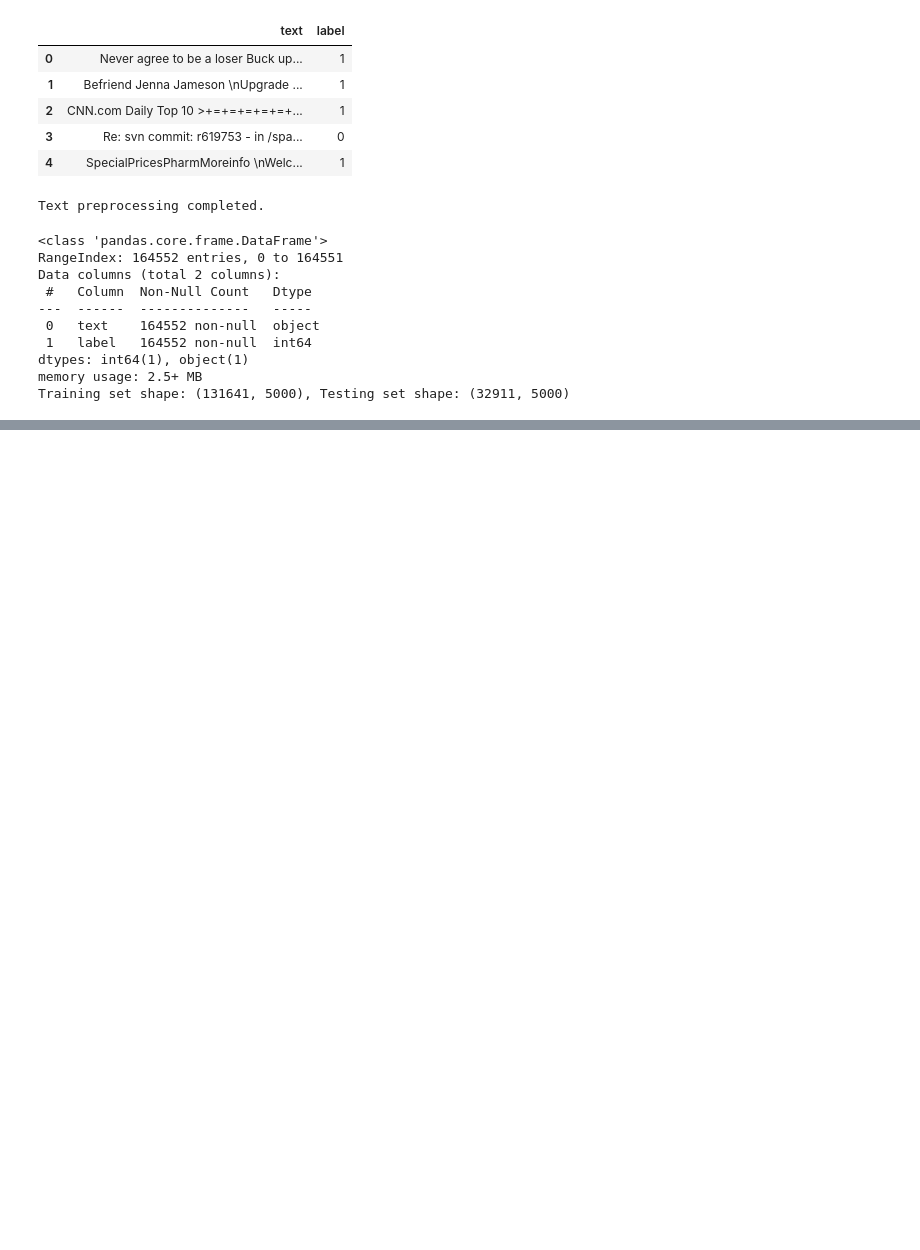
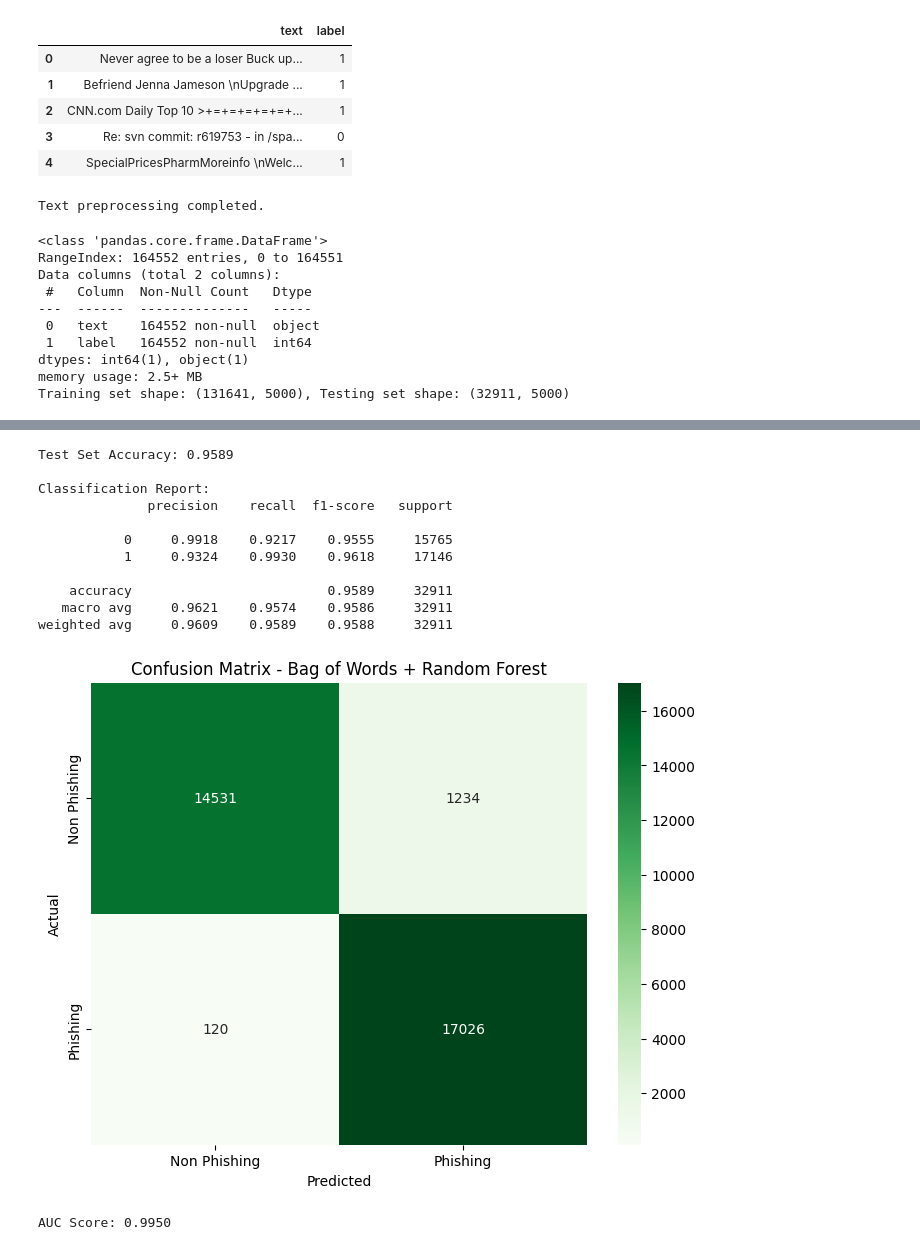
Before and after one commit to ricl9/Summer-2025-ECE-597-Group1, a Jupyter notebook: random_forest.ipynb, the cells around one changed output, grey strips where cells are left out. Saved outputs shown, nothing was run; the diff lists cells and outputs as text; code cells hidden in the pictures; blank space fills up the shorter version.

```diff
--- a/random_forest.ipynb
+++ b/random_forest.ipynb
@@ -352,0 +331,63 @@ AUC Score: 0.9955
+# %%
+
+# Make predictions on test set
+y_pred_bow = best_model_bow.predict(test_data)
+
+# Calculate accuracy
+model_accuracy = accuracy_score(y_test, y_pred_bow)
+print(f"\nTest Set Accuracy: {model_accuracy:.4f}")
+
+# Print detailed classification report
+print("\nClassification Report:")
+print(classification_report(y_test, y_pred_bow, digits=4))
+
+# Create confusion matrix for Bag of Words
+plt.figure(figsize=(8, 6))
+cm_bow = confusion_matrix(y_test, y_pred_bow)
+sns.heatmap(cm_bow, annot=True, fmt='d', cmap='Greens',
+            xticklabels=['Non Phishing', 'Phishing'],
+            yticklabels=['Non Phishing', 'Phishing'])
+plt.title('Confusion Matrix - Bag of Words + Random Forest')
+plt.xlabel('Predicted')
+plt.ylabel('Actual')
+plt.show()
+
+
+# Calculate AUC score
+from sklearn.metrics import roc_auc_score, roc_curve
+import matplotlib.pyplot as plt
+
+# Get prediction probabilities for AUC calculation
+y_pred_proba_bow = best_model_bow.predict_proba(test_data)[:, 1]
+
+# Calculate AUC score
+auc_score = roc_auc_score(y_test, y_pred_proba_bow)
+print(f"\nAUC Score: {auc_score:.4f}")
+
+# Plot ROC curve
+fpr, tpr, thresholds = roc_curve(y_test, y_pred_proba_bow)
+plt.figure(figsize=(8, 6))
+plt.plot(fpr, tpr, color='darkorange', lw=2, label=f'ROC curve (AUC = {auc_score:.4f})')
+plt.plot([0, 1], [0, 1], color='navy', lw=2, linestyle='--', label='Random')
+plt.xlim([0.0, 1.0])
+plt.ylim([0.0, 1.05])
+plt.xlabel('False Positive Rate')
+plt.ylabel('True Positive Rate')
+plt.title('ROC Curve - Bag of Words + Random Forest')
+plt.legend(loc="lower right")
+plt.grid(True)
+plt.show()
+# %% [output]
+Test Set Accuracy: 0.9589
+
+Classification Report:
+              precision    recall  f1-score   support
+
+           0     0.9918    0.9217    0.9555     15765
+           1     0.9324    0.9930    0.9618     17146
+
+    accuracy                         0.9589     32911
+   macro avg     0.9621    0.9574    0.9586     32911
+weighted avg     0.9609    0.9589    0.9588     32911
+[figure, added]
+AUC Score: 0.9950
```
Also changed, not shown: parts of 5 cells of this notebook.
